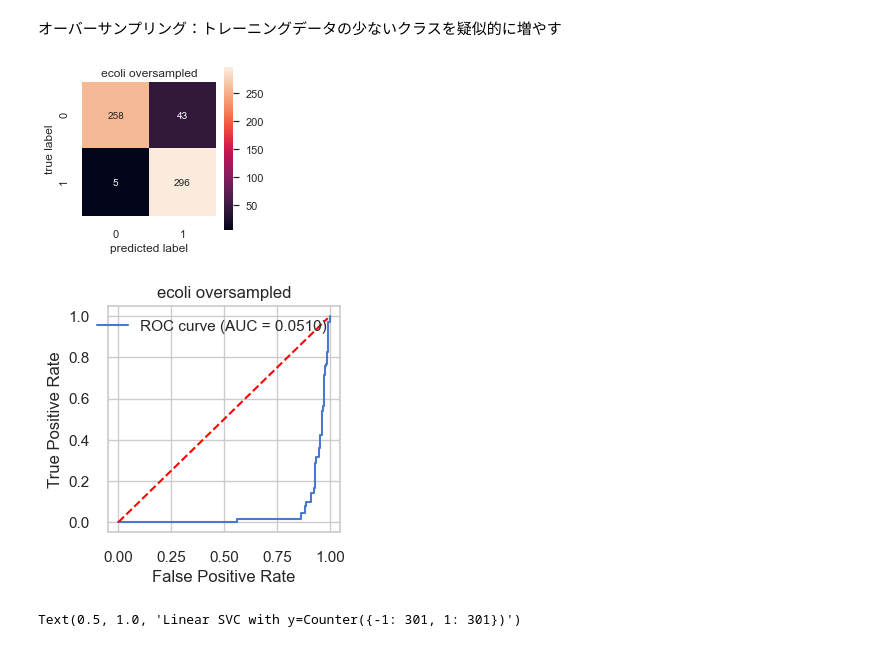
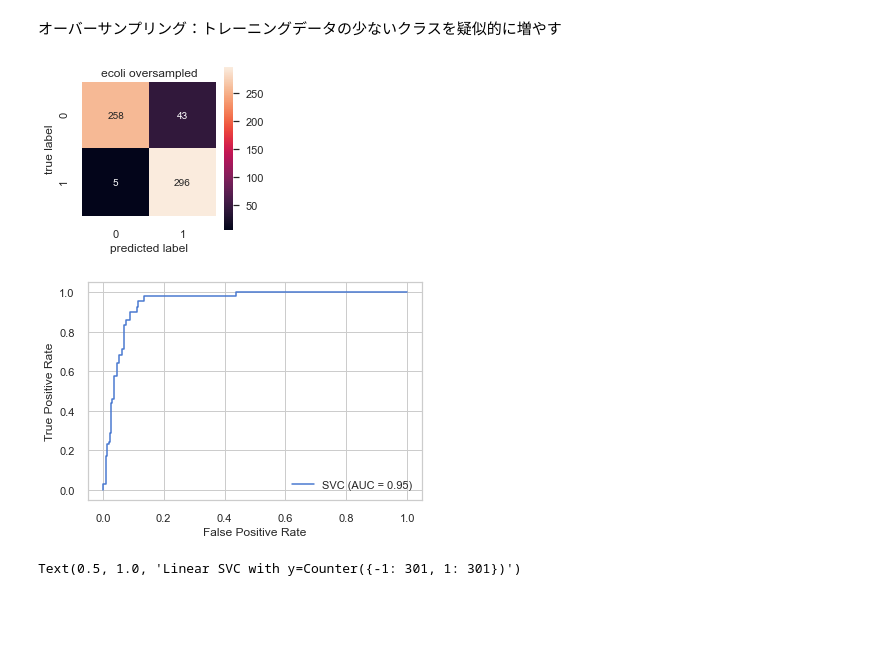
Before and after one commit to ism-k/DataScience1, a Jupyter notebook: excercise_4_sampling.ipynb, the cells around one changed output. Cells and saved outputs as stored; diff of their text form; code cells hidden in the pictures; blank space fills up the shorter version.

```diff
--- a/excercise_4_sampling.ipynb
+++ b/excercise_4_sampling.ipynb
@@ -279,39 +254,23 @@ thyroid      0.971368  0.736585   0.843575  0.653680
 # %%
-scores_oversampled = {}
-
-ros = RandomOverSampler(random_state=0)
-X_resampled, y_resampled = ros.fit_resample(X_ecoli,y_ecoli)
-
-clf_resampled = SVC(kernel='linear',probability=True).fit(X_resampled, y_resampled)
 cmx_data = confusion_matrix(y_resampled, clf_resampled.predict(X_resampled))
 df_cmx = pd.DataFrame(cmx_data)
 plt.figure(figsize=(3,3))
 sns.heatmap(df_cmx, fmt='d', annot=True, square=True)
 plt.title("ecoli oversampled")
 plt.xlabel("predicted label")
 plt.ylabel("true label")
 plt.show()
 
-fpr, tpr, thresholds = metrics.roc_curve(y_resampled, clf_resampled.predict_proba(X_resampled)[:,0], pos_label=1)
-auc = metrics.auc(fpr, tpr)
-plt.figure(figsize=(3,3), dpi=100)
-plt.plot(fpr, tpr, label='ROC curve (AUC = %.4f)'%auc)
-x = np.arange(0, 1, 0.01)
-plt.plot(x, x, c = 'red', linestyle = '--')
-plt.legend()
-plt.title("ecoli oversampled")
-plt.xlabel('False Positive Rate')
-plt.ylabel('True Positive Rate')
-plt.grid(True)
+metrics.plot_roc_curve(clf_resampled, X_resampled, y_resampled)
 plt.show()
 
 scores_oversampled[("ecoli",'accuracy')] = accuracy_score(y_resampled, clf_resampled.predict(X_resampled))
 scores_oversampled[("ecoli","recall")] = recall_score(y_resampled, clf_resampled.predict(X_resampled), pos_label=1)
 scores_oversampled[("ecoli","precision")] = precision_score(y_resampled, clf_resampled.predict(X_resampled), pos_label=1)
 scores_oversampled[("ecoli","f1_score")] = f1_score(y_resampled, clf_resampled.predict(X_resampled), pos_label=1)
 # %% [output]
 [figure]
-[figure, old version]
+[figure, new version]
 # %%
 fig, ax1= plt.subplots(1, 1, figsize=(3, 3))
 
```
Also changed, not shown: parts of 29 cells of this notebook, 1 other file.
